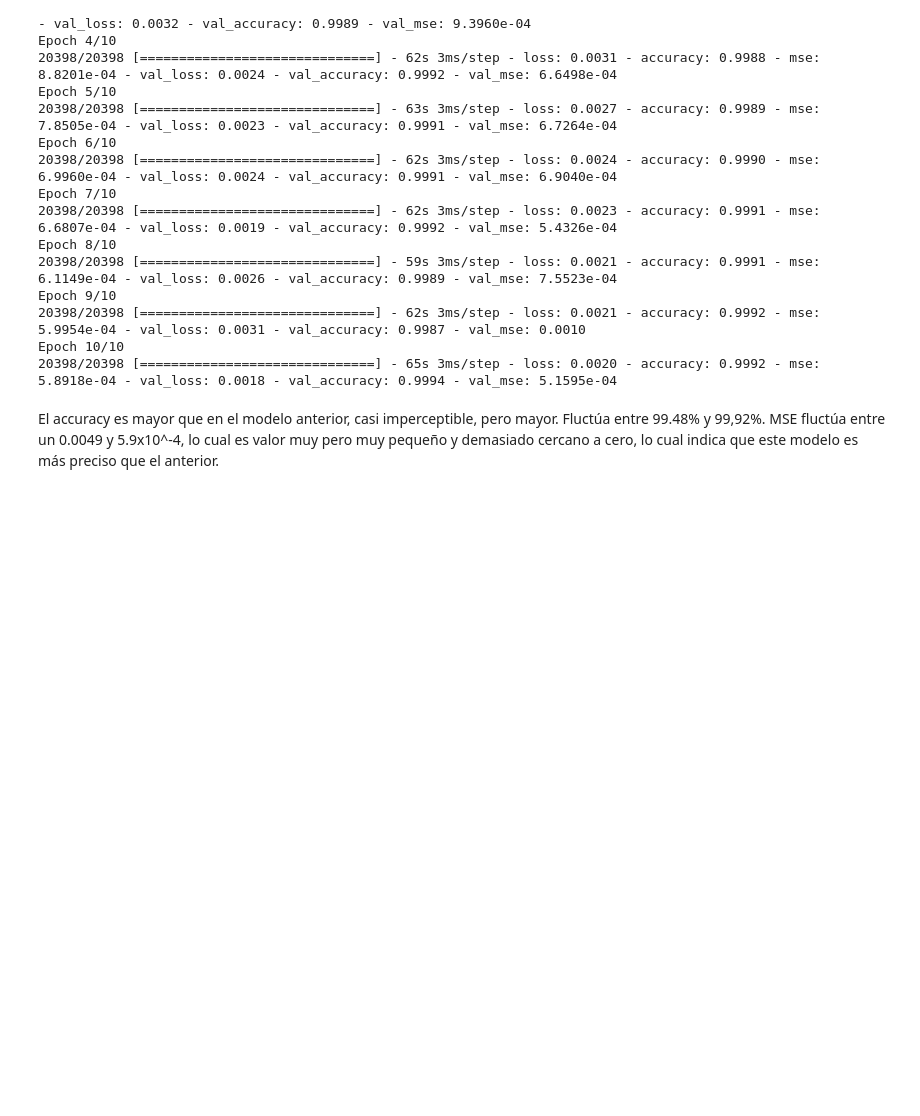
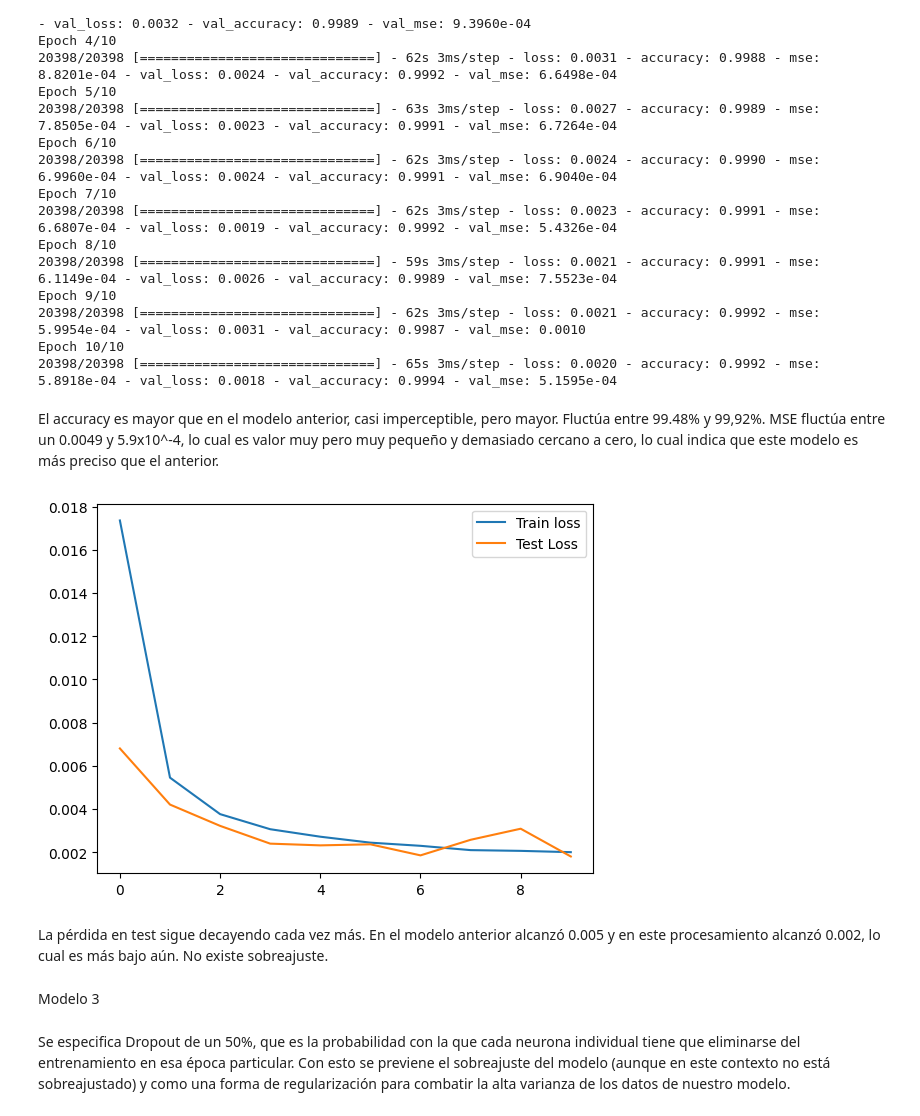
Before and after one commit to chernandezrojas1991/project-2-ml-precipitation-by-day-chile, a Jupyter notebook: project_2_ml_precipitation_by_day.ipynb, the cells around one changed output. Saved outputs shown, nothing was run; the diff lists cells and outputs as text; code cells hidden in the pictures; blank space fills up the shorter version.

```diff
--- a/project_2_ml_precipitation_by_day.ipynb
+++ b/project_2_ml_precipitation_by_day.ipynb
@@ -828,3 +828,14 @@ Epoch 10/10
 20398/20398 [==============================] - 65s 3ms/step - loss: 0.0020 - accuracy: 0.9992 - mse: 5.8918e-04 - val_loss: 0.0018 - val_accuracy: 0.9994 - val_mse: 5.1595e-04
 # %% [markdown]
 El accuracy es mayor que en el modelo anterior, casi imperceptible, pero mayor. Fluctúa entre 99.48% y 99,92%. MSE fluctúa entre un 0.0049 y 5.9x10^-4, lo cual es valor muy pero muy pequeño y demasiado cercano a cero, lo cual indica que este modelo es más preciso que el anterior.
+# %%
+# Visualize the loss
+plt.plot(history.history['loss'], label='Train loss')
+plt.plot(history.history['val_loss'], label='Test Loss')
+plt.legend();
+# %% [output]
+[figure, added]
+# %% [markdown]
+La pérdida en test sigue decayendo cada vez más. En el modelo anterior alcanzó 0.005 y en este procesamiento alcanzó 0.002, lo cual es más bajo aún. No existe sobreajuste.
+# %% [markdown]
+Modelo 3
@@ -830,0 +851,2 @@ El accuracy es mayor que en el modelo anterior, casi imperceptible, pero mayor.
+# %% [markdown]
+Se especifica Dropout de un 50%, que es la probabilidad con la que cada neurona individual tiene que eliminarse del entrenamiento en esa época particular. Con esto se previene el sobreajuste del modelo (aunque en este contexto no está sobreajustado) y como una forma de regularización para combatir la alta varianza de los datos de nuestro modelo.
```
Also changed, not shown: parts of 8 cells of this notebook.
